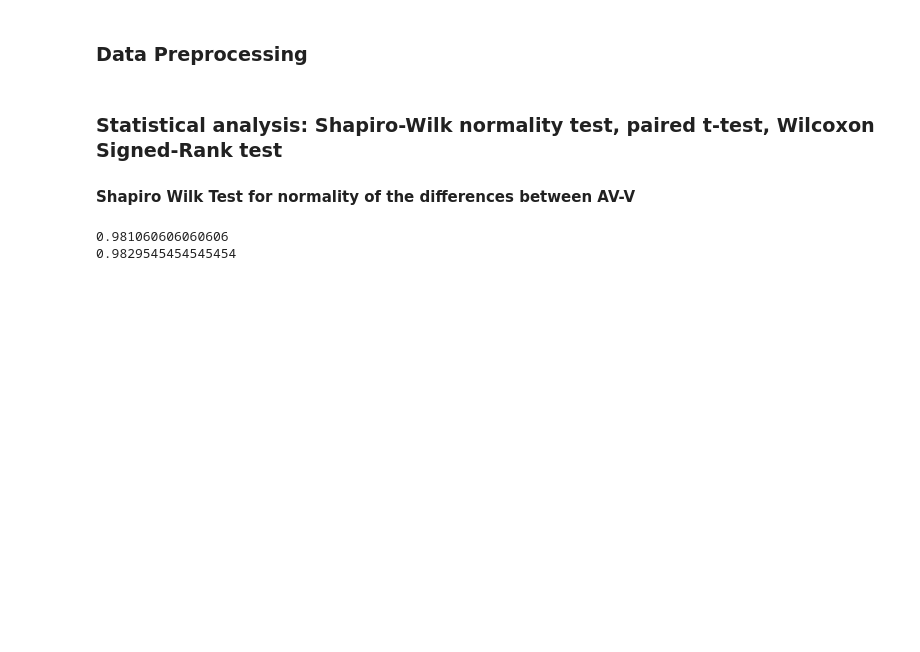
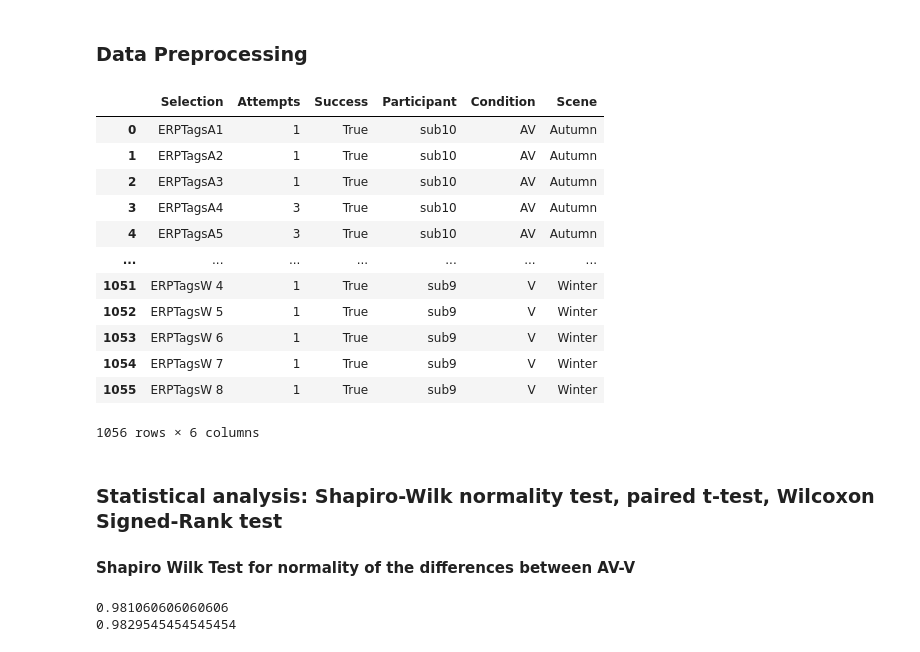
Before and after one commit to alisaikry/BSc-Thesis-Neurofeedback-Data-Analysis, a Jupyter notebook: BCI_performance_analysis/accuracy_&_stats_analysis.ipynb, the cells around one changed output. Drawn from its saved outputs; the diff is of its cells as text; code cells hidden in the pictures; blank space fills up the shorter version.

```diff
--- a/BCI_performance_analysis/accuracy_&_stats_analysis.ipynb
+++ b/BCI_performance_analysis/accuracy_&_stats_analysis.ipynb
@@ -2,9 +2,9 @@
 ### Data Preprocessing
 # %%
 folders = [
-    r"C:\Users\alisa\Documents\THESIS\ERPLogsAutumn_labeled",
-    r"C:\Users\alisa\Documents\THESIS\ERPLogsSummer_labeled",
-    r"C:\Users\alisa\Documents\THESIS\ERPLogsWinter_labeled",
+    r"C:\Users\alisa\Desktop\ANCM\dataset\BSc-Thesis-Neurofeedback-Data-Analysis\BCI_performance_Data\ERPLogsAutumn_labeled",
+    r"C:\Users\alisa\Desktop\ANCM\dataset\BSc-Thesis-Neurofeedback-Data-Analysis\BCI_performance_Data\ERPLogsSummer_labeled",
+    r"C:\Users\alisa\Desktop\ANCM\dataset\BSc-Thesis-Neurofeedback-Data-Analysis\BCI_performance_Data\ERPLogsWinter_labeled",
 ]
 # %%
 import pandas as pd
@@ -78,14 +78,22 @@ def process_log_from_folders(folder_paths):
     else:
         raise ValueError('No file patterns matched, check filename structure')
 # %%
-folders = [
-    r"C:\Users\alisa\Documents\THESIS\ERPLogsSummer_labeled",
-    r"C:\Users\alisa\Documents\THESIS\ERPLogsAutumn_labeled",
-    r"C:\Users\alisa\Documents\THESIS\ERPLogsWinter_labeled"
-]
-
-
 all_perf_data = process_log_from_folders(folders)
+all_perf_data
+# %% [output]
+|  | Selection | Attempts | Success | Participant | Condition | Scene |
+| 0 | ERPTagsA1 | 1 | True | sub10 | AV | Autumn |
+| 1 | ERPTagsA2 | 1 | True | sub10 | AV | Autumn |
+| 2 | ERPTagsA3 | 1 | True | sub10 | AV | Autumn |
+| 3 | ERPTagsA4 | 3 | True | sub10 | AV | Autumn |
+| 4 | ERPTagsA5 | 3 | True | sub10 | AV | Autumn |
+| ... | ... | ... | ... | ... | ... | ... |
+| 1051 | ERPTagsW 4 | 1 | True | sub9 | V | Winter |
+| 1052 | ERPTagsW 5 | 1 | True | sub9 | V | Winter |
+| 1053 | ERPTagsW 6 | 1 | True | sub9 | V | Winter |
+| 1054 | ERPTagsW 7 | 1 | True | sub9 | V | Winter |
+| 1055 | ERPTagsW 8 | 1 | True | sub9 | V | Winter |
+1056 rows × 6 columns
 # %% [markdown]
 ### Statistical analysis: Shapiro-Wilk normality test, paired t-test, Wilcoxon Signed-Rank test
 
```
